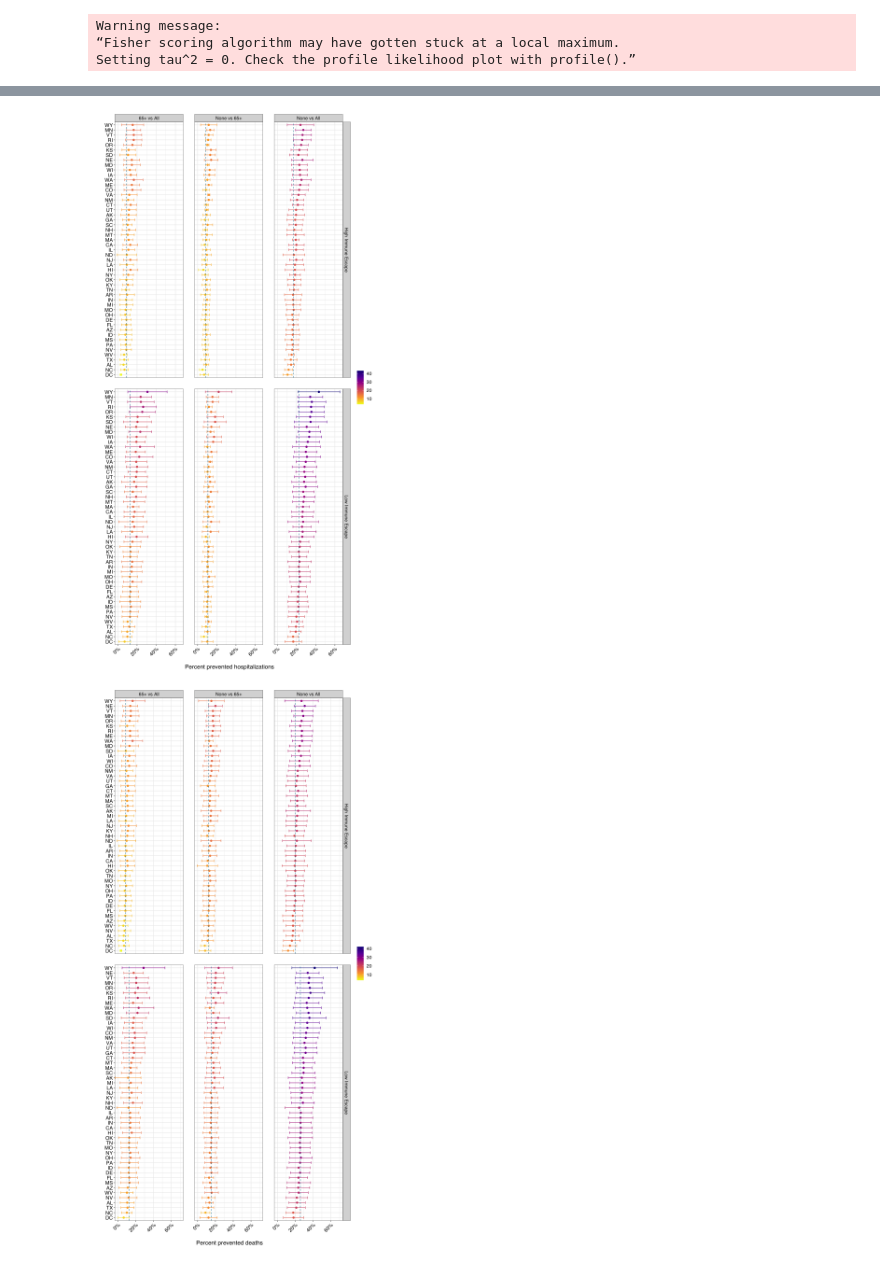
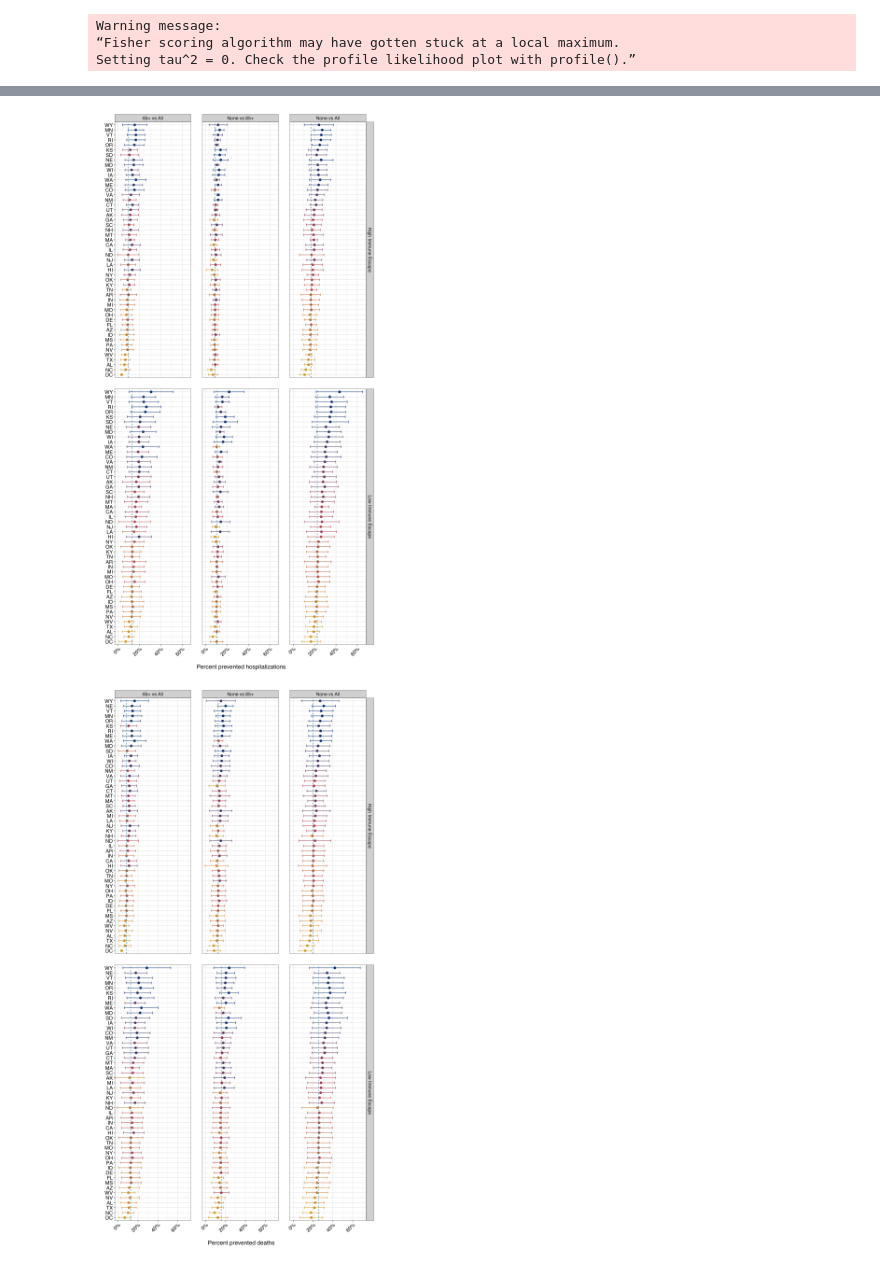
Before and after one commit to SungmokJung/covid19-scenario-modeling-hub-R17, a Jupyter notebook: A2. Vaccination impacts.ipynb, the cells around one changed output, grey strips where cells are left out. Saved outputs shown, nothing was run; the diff lists cells and outputs as text; code cells hidden in the pictures.

```diff
--- a/A2. Vaccination impacts.ipynb
+++ b/A2. Vaccination impacts.ipynb
@@ -463,3 +473,6 @@ meta_res_abs_national %>% mutate(population=sum(temp$population)) %>%
 mutate(imm_esc=case_when(imm_esc==c("Low")~c("Low Immune Escape"),
                          imm_esc==c("High")~c("High Immune Escape"))) %>%
 mutate(value=mean/population*100000) -> meta_res_abs_national
+# %%
+library(ggpubfigs)
+pal <- friendly_pal("contrast_three", 51, type = "continuous")
@@ -471,48 +491,54 @@ meta_res_abs$comp <- factor(meta_res_abs$comp,
 levels = c("None vs All", "None vs 65+", "65+ vs All"))
 
 meta_res_abs %>% filter(target==c("Hospitalizations")) %>% mutate(var=(1-mean)*100) %>%
-ggplot(aes(x=reorder(state, var), y=(1-mean)*100, color=(1-mean)*100))+
-geom_point(size=2) +
+group_by(imm_esc, comp) %>% arrange(var) %>% mutate(color_order=order(var)) %>% ungroup() %>%
+ggplot(aes(x=reorder(state, var), y=(1-mean)*100, color=color_order))+
+geom_point(size=2.5) +
 geom_errorbar(aes(ymin=(1-ub)*100, ymax=(1-lb)*100), width=.5) +
-scale_color_viridis_c("", option="plasma", direction=-1) +
+# scale_color_viridis_c(option = "C", direction=-1) +
+scale_color_gradientn(colours=pal, trans = 'reverse')+
 scale_y_continuous(breaks=c(0, 20, 40, 60), labels=c("0%", "20%", "40%", "60%"))+
 facet_grid(rows=vars(imm_esc), cols=vars(comp))+
 geom_hline(data=meta_res_abs_national %>% filter(target==c("Hospitalizations")),
            aes(yintercept=(1-mean)*100), linetype='dashed', linewidth=0.5, col='#1380A1') +
 coord_flip(ylim = c(0, 65)) +
-theme(text = element_text(size=15, family="sans",color="black"),
+theme(legend.position="none",
+      text = element_text(size=15, family="sans",color="black"),
       axis.text = element_text(size=13, family="sans",color="black"),
       axis.text.x = element_text(angle=45, hjust=1),
       panel.spacing = unit(2, "lines")) +
 labs(x="", y="\n Percent prevented hospitalizations") -> state_hosp_vaccine
 
 state_hosp_vaccine
-ggsave("../covid19-scenario-modeling-hub-R17-paper/Figures/Final_figures/FigureS4.png",
-       state_hosp_vaccine, width=10, height=20)
+ggsave("../covid19-scenario-modeling-hub-R17-paper/Figures/Final_figures/FigureS4.tiff",
+       state_hosp_vaccine, width=10, height=20, dpi=300)
 # %% [output]
-[figure, old version]
+[figure, new version]
 # %%
 meta_res_abs$comp <- factor(meta_res_abs$comp,
 levels = c("None vs All", "None vs 65+", "65+ vs All"))
 
 meta_res_abs %>% filter(target==c("Deaths")) %>% mutate(var=(1-mean)*100) %>%
-ggplot(aes(x=reorder(state, var), y=(1-mean)*100, color=(1-mean)*100))+
-geom_point(size=2) +
+group_by(imm_esc, comp) %>% arrange(var) %>% mutate(color_order=order(var)) %>% ungroup() %>%
+ggplot(aes(x=reorder(state, var), y=(1-mean)*100, color=color_order))+
+geom_point(size=2.5) +
 geom_errorbar(aes(ymin=(1-ub)*100, ymax=(1-lb)*100), width=.5) +
-scale_color_viridis_c("", option="plasma", direction=-1) +
+# scale_color_viridis_c(option = "C", direction=-1) +
+scale_color_gradientn(colours=pal, trans = 'reverse')+
 scale_y_continuous(breaks=c(0, 20, 40, 60), labels=c("0%", "20%", "40%", "60%"))+
 facet_grid(rows=vars(imm_esc), cols=vars(comp))+
 geom_hline(data=meta_res_abs_national %>% filter(target==c("Deaths")),
            aes(yintercept=(1-mean)*100), linetype='dashed', linewidth=0.5, col='#1380A1') +
 coord_flip(ylim = c(0, 70)) +
-theme(text = element_text(size=15, family="sans",color="black"),
+theme(legend.position="none",
+      text = element_text(size=15, family="sans",color="black"),
       axis.text = element_text(size=13, family="sans",color="black"),
       axis.text.x = element_text(angle=45, hjust=1),
       panel.spacing = unit(2, "lines")) +
 labs(x="", y="\n Percent prevented deaths") -> state_deaths_vaccine
 
 state_deaths_vaccine
-ggsave("../covid19-scenario-modeling-hub-R17-paper/Figures/Final_figures/FigureS5.png",
-       state_deaths_vaccine, width=10, height=20)
+ggsave("../covid19-scenario-modeling-hub-R17-paper/Figures/Final_figures/FigureS5.tiff",
+       state_deaths_vaccine, width=10, height=20, dpi=300)
 # %% [output]
-[figure, old version]
+[figure, new version]
```
Also changed, not shown: parts of 4 cells of this notebook, 1 other file.
